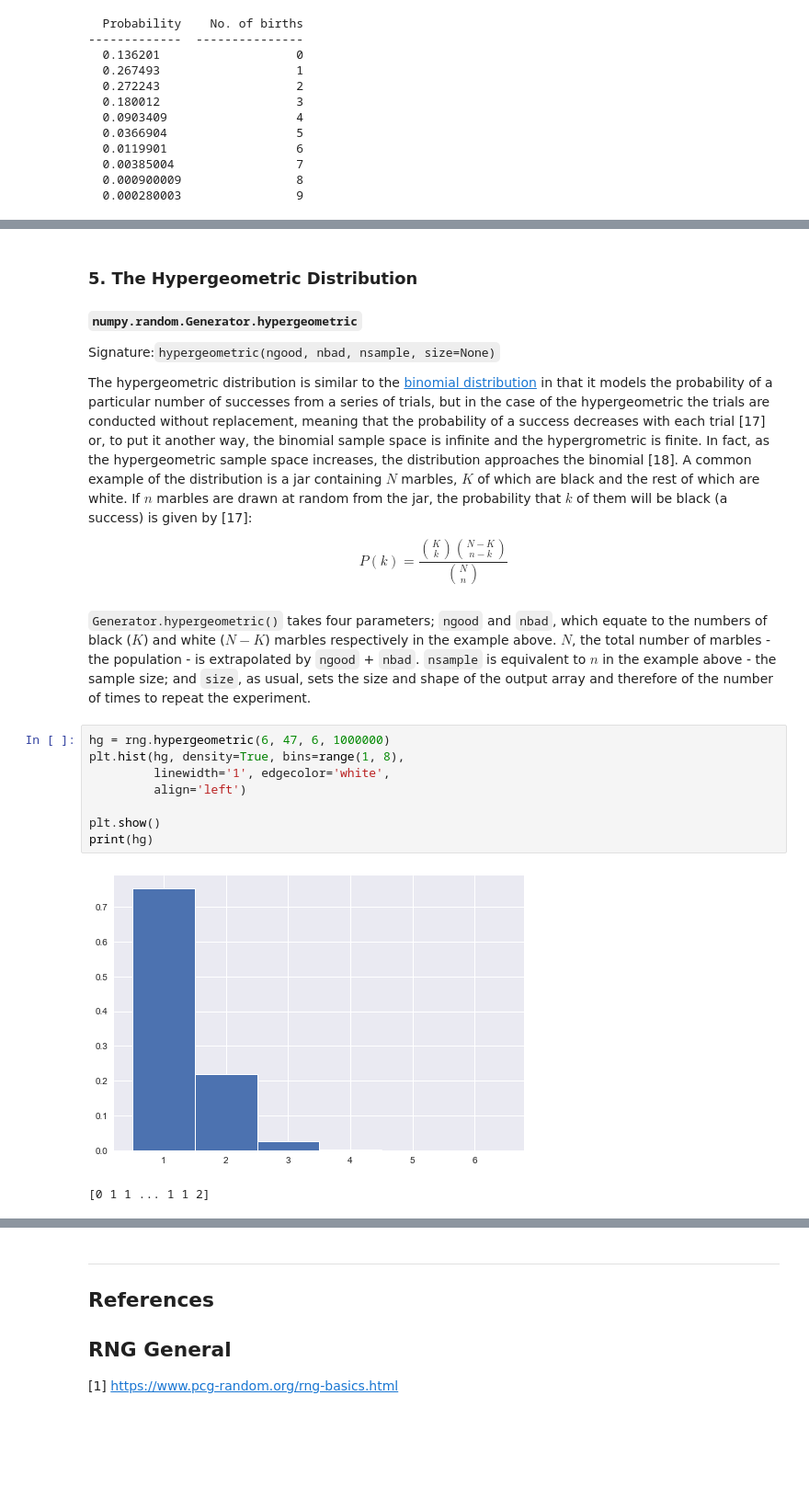
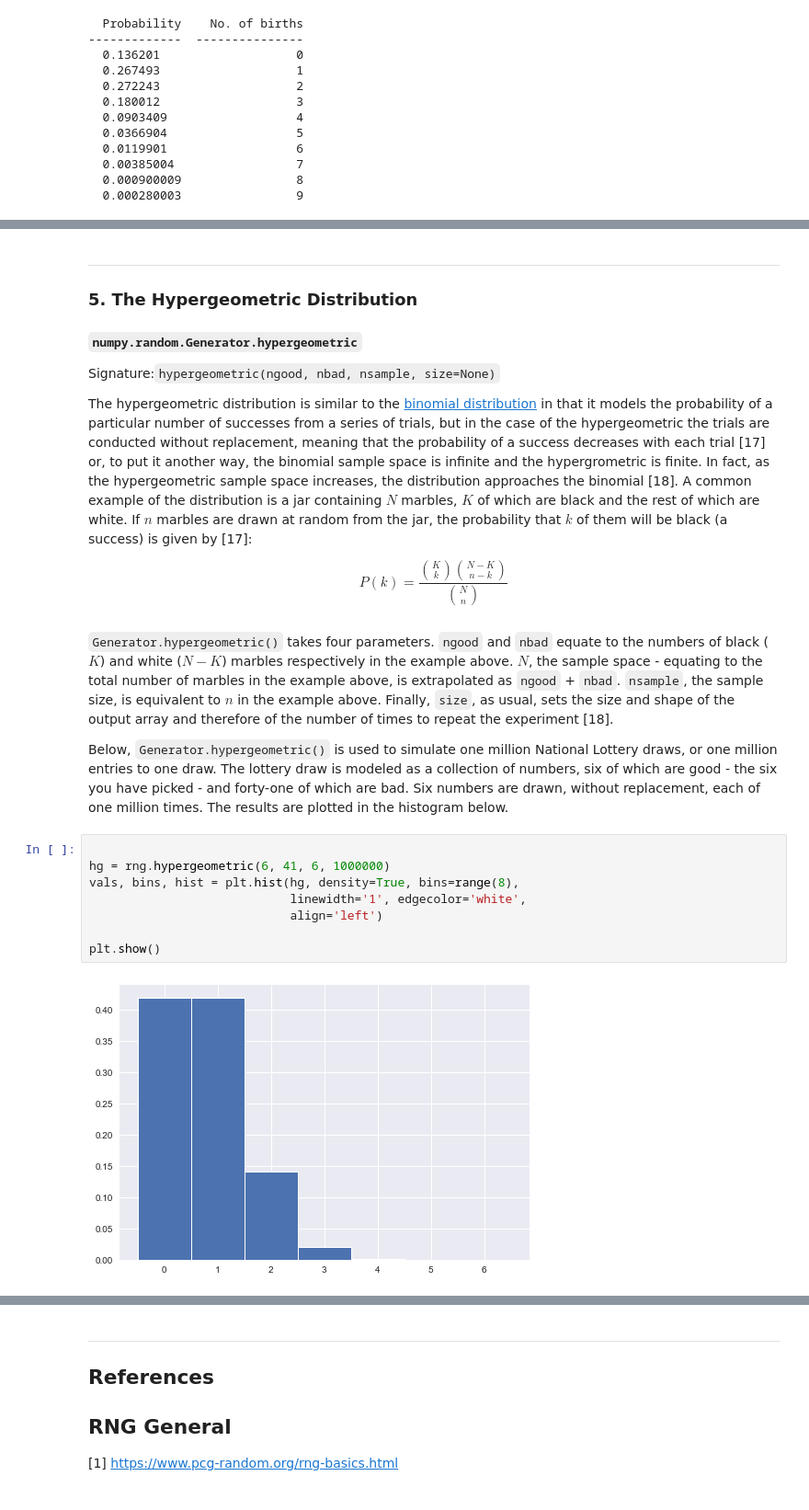
Before and after one commit to fod/numpy-random, a Jupyter notebook: numpy-random.ipynb, the cells around one changed output, grey strips where cells are left out. Shown at 92% size. Drawn from its saved outputs; the diff is of its cells as text; blank space fills up the shorter version.

Commit message:
Tidied hypergeometric discussion

```diff
--- a/numpy-random.ipynb
+++ b/numpy-random.ipynb
@@ -741,4 +766,5 @@ print(bins)
 # %% [markdown]
+***
 ### 5. The Hypergeometric Distribution
 #### `numpy.random.Generator.hypergeometric`
 Signature:`hypergeometric(ngood, nbad, nsample, size=None)`
@@ -747,15 +773,16 @@ The hypergeometric distribution is similar to the [binomial distribution](#2.-Th
 
 $$P(k)=\frac{{K \choose k}{N-K \choose n-k}}{{N \choose n}}$$
 # %% [markdown]
-`Generator.hypergeometric()` takes four parameters; `ngood` and `nbad`, which equate to the numbers of black ($K$) and white ($N-K$) marbles respectively in the example above. $N$, the total number of marbles - the population - is extrapolated by `ngood` + `nbad`. `nsample` is equivalent to $n$ in the example above - the sample size; and `size`, as usual, sets the size and shape of the output array and therefore of the number of times to repeat the experiment.
+`Generator.hypergeometric()` takes four parameters. `ngood` and `nbad` equate to the numbers of black ($K$) and white ($N-K$) marbles respectively in the example above. $N$, the sample space - equating to the total number of marbles in the example above, is extrapolated as `ngood` + `nbad`. `nsample`, the sample size,  is equivalent to $n$ in the example above. Finally, `size`, as usual, sets the size and shape of the output array and therefore of the number of times to repeat the experiment [18].
+
+Below, `Generator.hypergeometric()` is used to simulate one million National Lottery draws, or one million entries to one draw. The lottery draw is modeled as a collection of numbers, six of which are good - the six you have picked - and forty-one of which are bad. Six numbers are drawn, without replacement, each of one million times. The results are plotted in the histogram below.
 # %%
-hg = rng.hypergeometric(6, 47, 6, 1000000)
-plt.hist(hg, density=True, bins=range(1, 8),
-         linewidth='1', edgecolor='white',
-         align='left')
+
+hg = rng.hypergeometric(6, 41, 6, 1000000)
+vals, bins, hist = plt.hist(hg, density=True, bins=range(8),
+                            linewidth='1', edgecolor='white',
+                            align='left')
 
 plt.show()
-print(hg)
 # %% [output]
-[figure, old version]
+[figure, new version]
-[0 1 1 ... 1 1 2]
```
Also changed, not shown: parts of 11 cells of this notebook.
